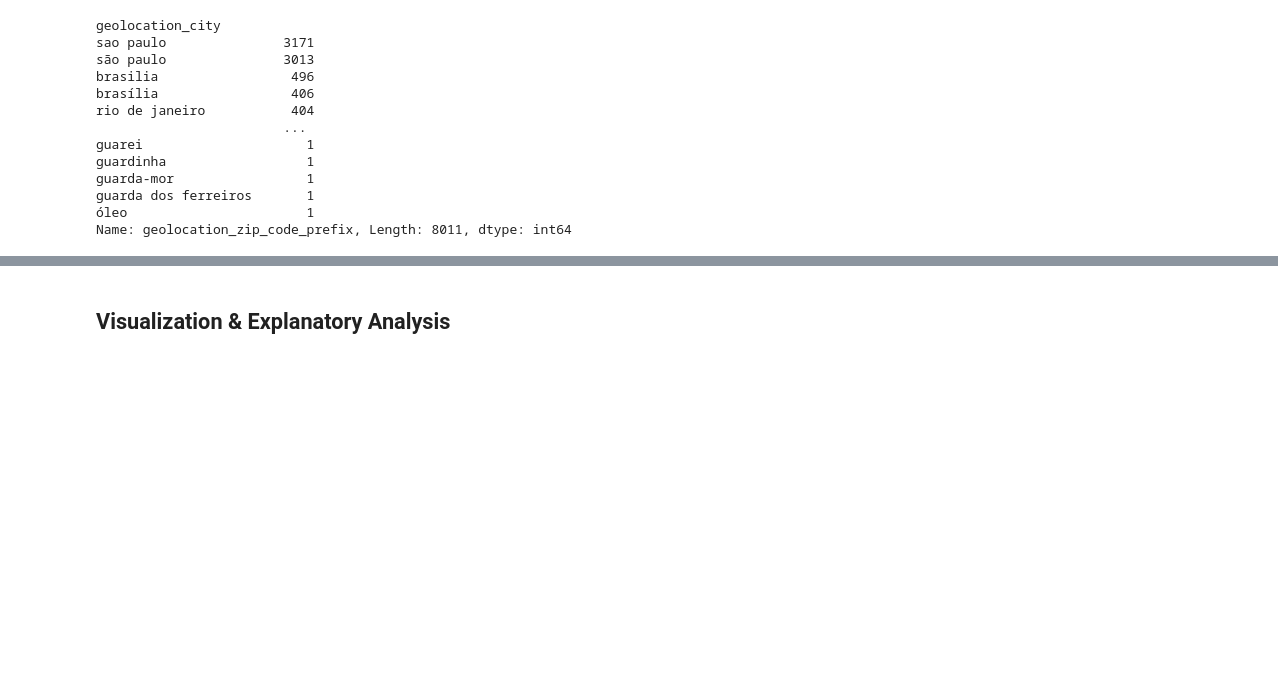
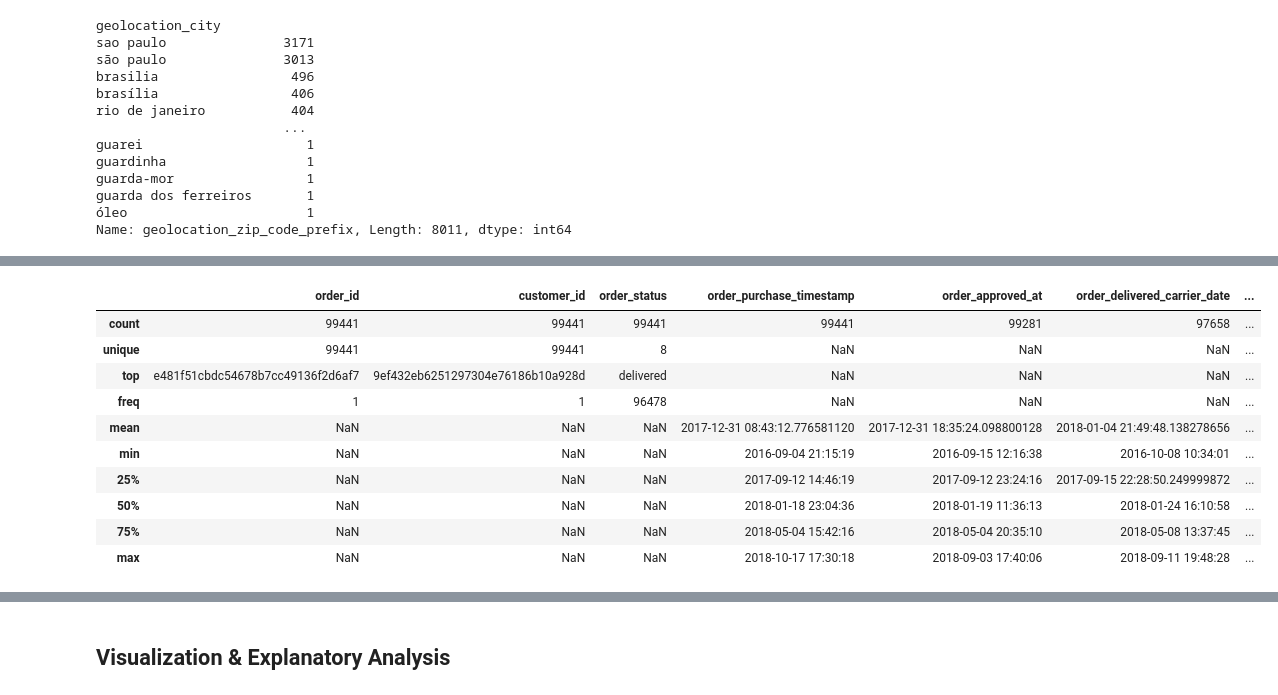
Before and after one commit to ArovaSyams/ecommerce-python-data-analysis, a Jupyter notebook: notebook.ipynb, the cells around one changed output, grey strips where cells are left out. Drawn from its saved outputs; the diff is of its cells as text; code cells hidden in the pictures; blank space fills up the shorter version.

Commit message:
explore order data frame

```diff
--- a/notebook.ipynb
+++ b/notebook.ipynb
@@ -966,0 +1031,15 @@ Name: geolocation_zip_code_prefix, Length: 8011, dtype: int64
+# %%
+# describe order_df
+orders_df.describe(include="all")
+# %% [output]
+|  | order_id | customer_id | order_status | order_purchase_timestamp | order_approved_at | order_delivered_carrier_date | ... |
+| count | 99441 | 99441 | 99441 | 99441 | 99281 | 97658 | ... |
+| unique | 99441 | 99441 | 8 | NaN | NaN | NaN | ... |
+| top | e481f51cbdc54678b7cc49136f2d6af7 | 9ef432eb6251297304e76186b10a928d | delivered | NaN | NaN | NaN | ... |
+| freq | 1 | 1 | 96478 | NaN | NaN | NaN | ... |
+| mean | NaN | NaN | NaN | 2017-12-31 08:43:12.776581120 | 2017-12-31 18:35:24.098800128 | 2018-01-04 21:49:48.138278656 | ... |
+| min | NaN | NaN | NaN | 2016-09-04 21:15:19 | 2016-09-15 12:16:38 | 2016-10-08 10:34:01 | ... |
+| 25% | NaN | NaN | NaN | 2017-09-12 14:46:19 | 2017-09-12 23:24:16 | 2017-09-15 22:28:50.249999872 | ... |
+| 50% | NaN | NaN | NaN | 2018-01-18 23:04:36 | 2018-01-19 11:36:13 | 2018-01-24 16:10:58 | ... |
+| 75% | NaN | NaN | NaN | 2018-05-04 15:42:16 | 2018-05-04 20:35:10 | 2018-05-08 13:37:45 | ... |
+| max | NaN | NaN | NaN | 2018-10-17 17:30:18 | 2018-09-03 17:40:06 | 2018-09-11 19:48:28 | ... |
```
Also changed, not shown: parts of 20 cells of this notebook.
